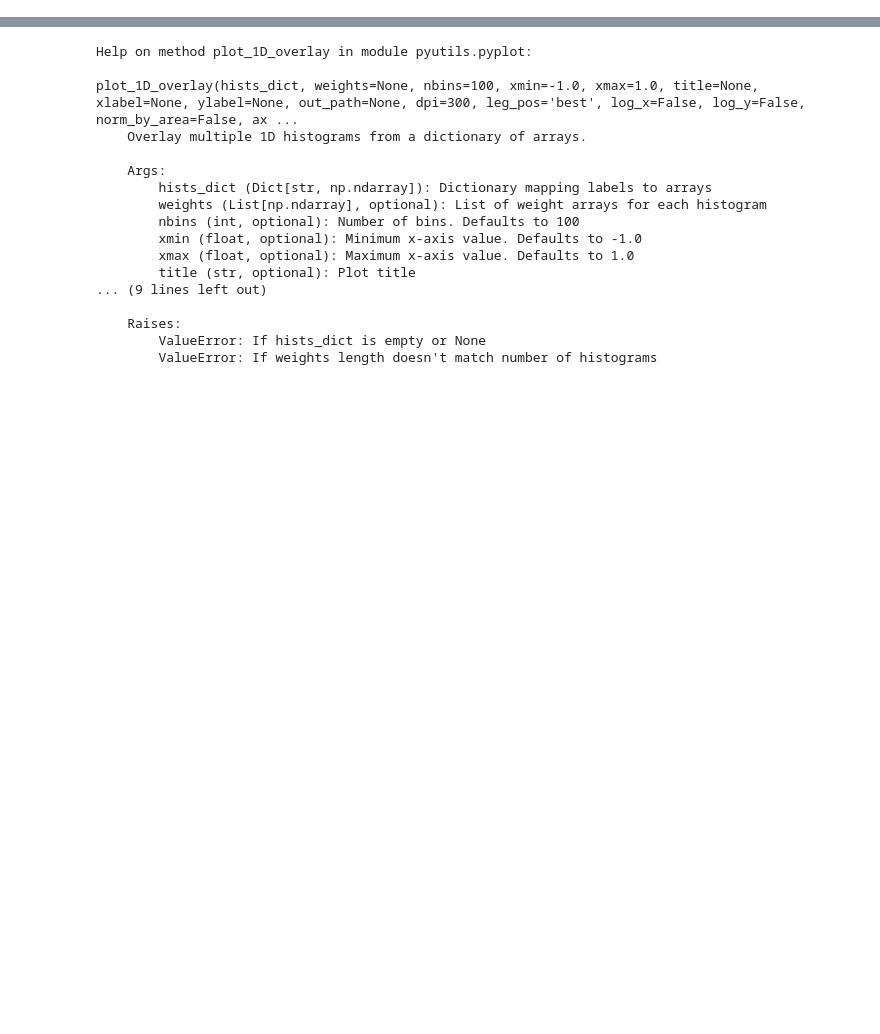
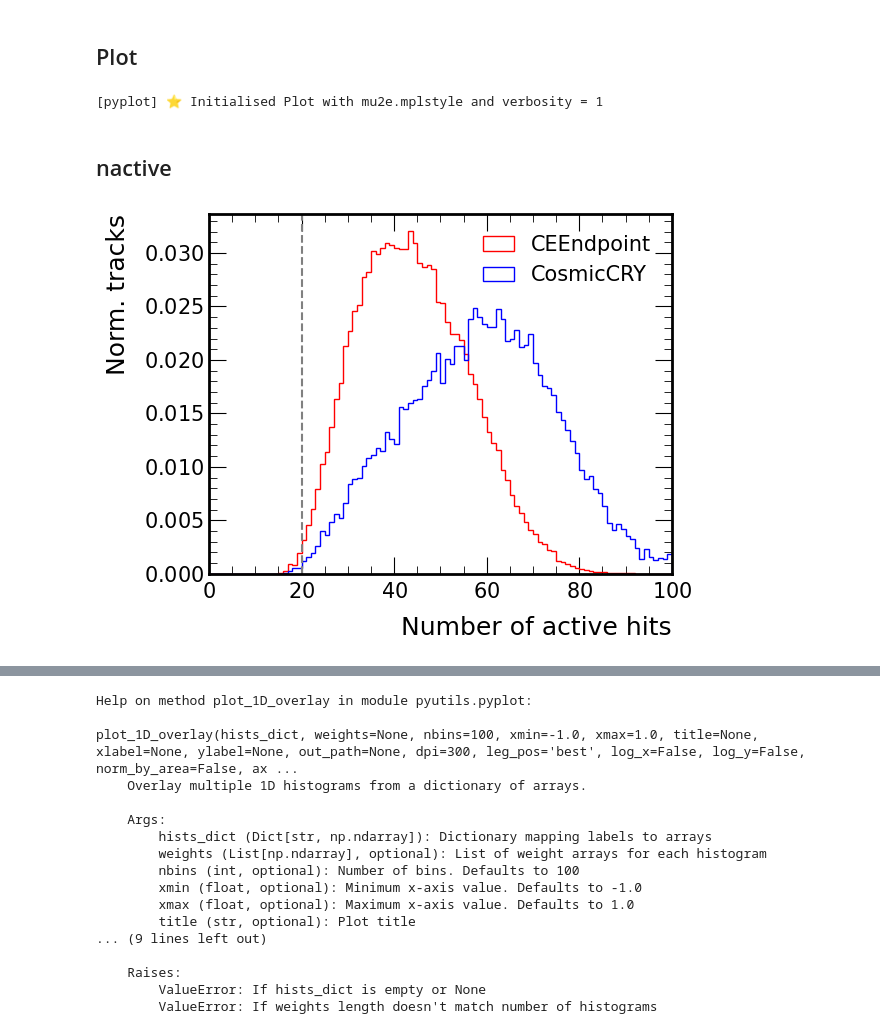
Before and after one commit to victordorojan/mu2e_cosmic_ana, a Jupyter notebook: ana/comp/track_cuts.ipynb, the cells around one changed output, grey strips where cells are left out. Cells and saved outputs as stored; diff of their text form; code cells hidden in the pictures; blank space fills up the shorter version.

Commit message:
Updated track cuts notebook

```diff
--- a/ana/comp/track_cuts.ipynb
+++ b/ana/comp/track_cuts.ipynb
@@ -457,0 +272,25 @@ plt.show()
+# %%
+selector = Select()
+
+def apply_cuts(data):
+
+    this_data = ak.copy(data)
+
+    # Track front
+    at_trk_front = selector.select_surface(this_data["trkfit"], sid=0) # trksegs-level
+    has_trk_front = ak.any(at_trk_front, axis=-1)
+
+    this_data["trkfit"] = this_data["trkfit"][at_trk_front]
+
+    # # Then clean up events with no tracks after cuts
+    this_data = this_data[ak.any(has_trk_front, axis=-1)]
+
+    print("Done")
+
+    return this_data
+
+onspill = apply_cuts(data_onspill)
+signal = apply_cuts(data_signal)
+
+# data["onspill"] = apply_trk_front_cut(data["onspill"])
+# data["signal"] = apply_trk_front_cut(data["signal"])
@@ -457,0 +327,29 @@ plt.show()
+# %% [markdown]
+## Plot
+# %%
+plot = Plot()
+# %% [output]
+[pyplot] ⭐️ Initialised Plot with mu2e.mplstyle and verbosity = 1
+# %% [markdown]
+## nactive
+# %%
+fig, ax = plt.subplots()
+
+plot.plot_1D_overlay(
+    {
+        "CEEndpoint" : ak.flatten(signal["trk"]["trk.nactive"], axis=None),
+        "CosmicCRY" : ak.flatten(onspill["trk"]["trk.nactive"], axis=None)
+    },
+    nbins=100,xmin=0,xmax=100,norm_by_area=True,
+    show=False,
+    ax=ax,
+    xlabel="Number of active hits",
+    ylabel="Norm. tracks"
+)
+
+ax.axvline(20, linestyle="--", color="grey")
+plt.tight_layout()
+plt.savefig("../../img/comp/h1o_nactive.png", dpi=300)
+plt.show()
+# %% [output]
+[figure, added]
```
Also changed, not shown: parts of 49 cells of this notebook.
